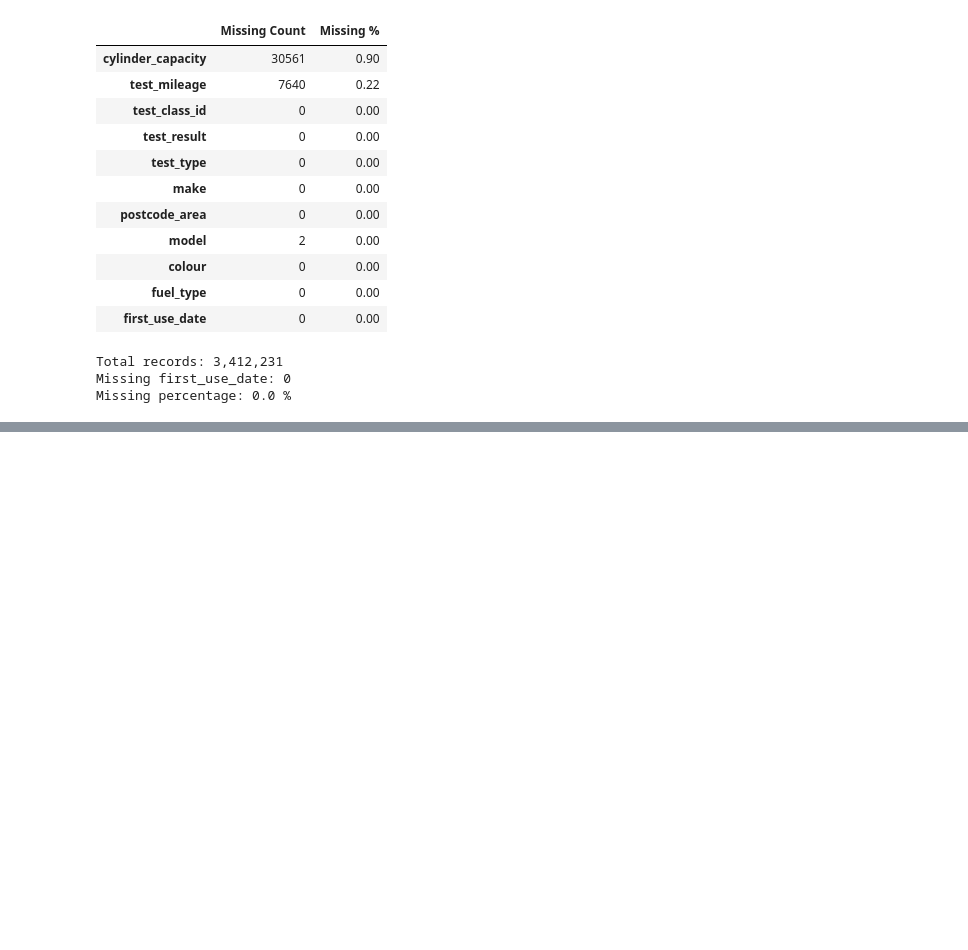
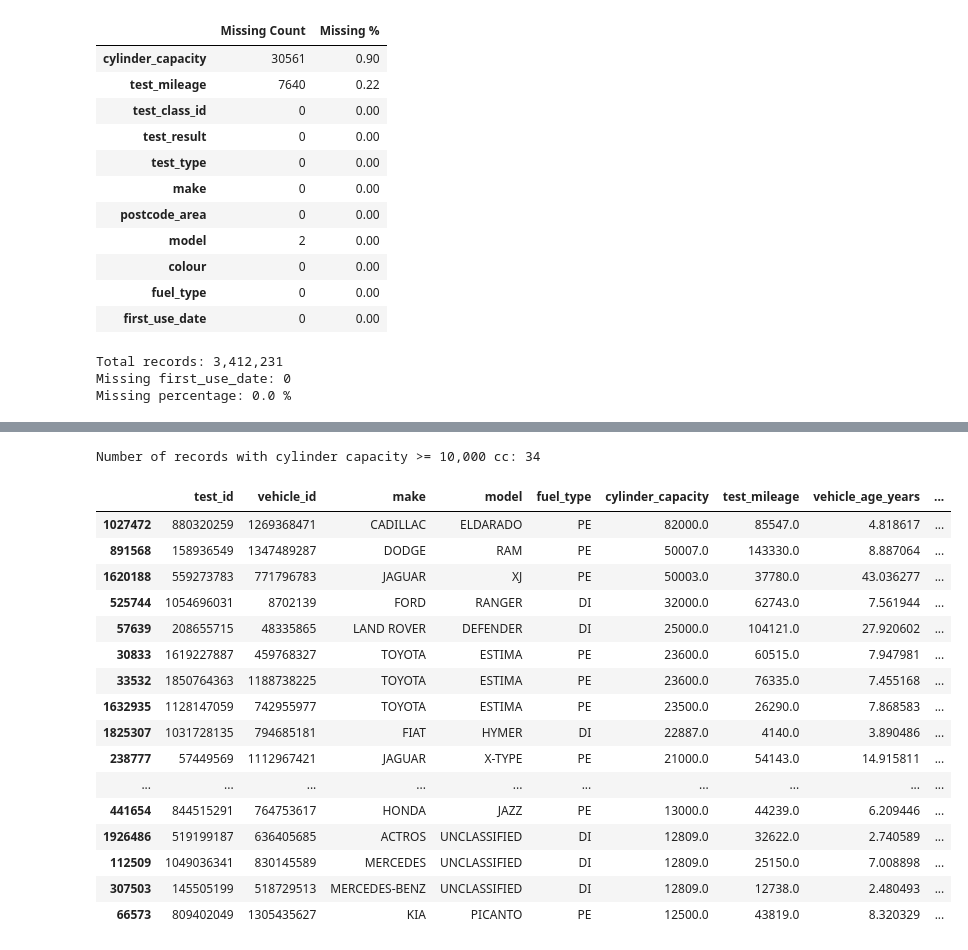
Before and after one commit to dileepamalshan1/vehicle-roadworthiness-risk-assessment, a Jupyter notebook: notebooks/01_data_understanding.ipynb, the cells around one changed output, grey strips where cells are left out. Saved outputs shown, nothing was run; the diff lists cells and outputs as text; code cells hidden in the pictures; blank space fills up the shorter version.

Commit message:
clean the 2024 january dataset

```diff
--- a/notebooks/01_data_understanding.ipynb
+++ b/notebooks/01_data_understanding.ipynb
@@ -346,0 +387,5 @@ Missing percentage: 0.0 %
+# %%
+repeated_ids = test_id_frequency[test_id_frequency > 1].index[:5]
+
+print("Example repeated test IDs:")
+print(list(repeated_ids))
@@ -346,0 +632,15 @@ Missing percentage: 0.0 %
+# %%
+# Remove invalid vehicle ages
+
+before_count = len(jan_cleaned)
+
+jan_cleaned = jan_cleaned[
+    (jan_cleaned["vehicle_age_years"] > 0) &
+    (jan_cleaned["vehicle_age_years"] <= 100)
+].copy()
+
+after_count = len(jan_cleaned)
+
+print("Rows before age filtering:", f"{before_count:,}")
+print("Rows after age filtering:", f"{after_count:,}")
+print("Rows removed:", f"{before_count - after_count:,}")
@@ -346,0 +759,47 @@ Missing percentage: 0.0 %
+# %%
+# Inspect extremely high engine capacities
+
+extreme_engine = jan_cleaned[
+    jan_cleaned["cylinder_capacity"] >= 10_000
+].sort_values(
+    "cylinder_capacity",
+    ascending=False
+)
+
+print(
+    "Number of records with cylinder capacity >= 10,000 cc:",
+    len(extreme_engine)
+)
+
+extreme_engine[
+    [
+        "test_id",
+        "vehicle_id",
+        "make",
+        "model",
+        "fuel_type",
+        "cylinder_capacity",
+        "test_mileage",
+        "vehicle_age_years",
+        "test_result"
+    ]
+].head(30)
+# %% [output]
+Number of records with cylinder capacity >= 10,000 cc: 34
+|  | test_id | vehicle_id | make | model | fuel_type | cylinder_capacity | test_mileage | vehicle_age_years | ... |
+| 1027472 | 880320259 | 1269368471 | CADILLAC | ELDARADO | PE | 82000.0 | 85547.0 | 4.818617 | ... |
+| 891568 | 158936549 | 1347489287 | DODGE | RAM | PE | 50007.0 | 143330.0 | 8.887064 | ... |
+| 1620188 | 559273783 | 771796783 | JAGUAR | XJ | PE | 50003.0 | 37780.0 | 43.036277 | ... |
+| 525744 | 1054696031 | 8702139 | FORD | RANGER | DI | 32000.0 | 62743.0 | 7.561944 | ... |
+| 57639 | 208655715 | 48335865 | LAND ROVER | DEFENDER | DI | 25000.0 | 104121.0 | 27.920602 | ... |
+| 30833 | 1619227887 | 459768327 | TOYOTA | ESTIMA | PE | 23600.0 | 60515.0 | 7.947981 | ... |
+| 33532 | 1850764363 | 1188738225 | TOYOTA | ESTIMA | PE | 23600.0 | 76335.0 | 7.455168 | ... |
+| 1632935 | 1128147059 | 742955977 | TOYOTA | ESTIMA | PE | 23500.0 | 26290.0 | 7.868583 | ... |
+| 1825307 | 1031728135 | 794685181 | FIAT | HYMER | DI | 22887.0 | 4140.0 | 3.890486 | ... |
+| 238777 | 57449569 | 1112967421 | JAGUAR | X-TYPE | PE | 21000.0 | 54143.0 | 14.915811 | ... |
+| ... | ... | ... | ... | ... | ... | ... | ... | ... | ... |
+| 441654 | 844515291 | 764753617 | HONDA | JAZZ | PE | 13000.0 | 44239.0 | 6.209446 | ... |
+| 1926486 | 519199187 | 636405685 | ACTROS | UNCLASSIFIED | DI | 12809.0 | 32622.0 | 2.740589 | ... |
+| 112509 | 1049036341 | 830145589 | MERCEDES | UNCLASSIFIED | DI | 12809.0 | 25150.0 | 7.008898 | ... |
+| 307503 | 145505199 | 518729513 | MERCEDES-BENZ | UNCLASSIFIED | DI | 12809.0 | 12738.0 | 2.480493 | ... |
+| 66573 | 809402049 | 1305435627 | KIA | PICANTO | PE | 12500.0 | 43819.0 | 8.320329 | ... |
```
Also changed, not shown: parts of 23 cells of this notebook, 1 other file.
